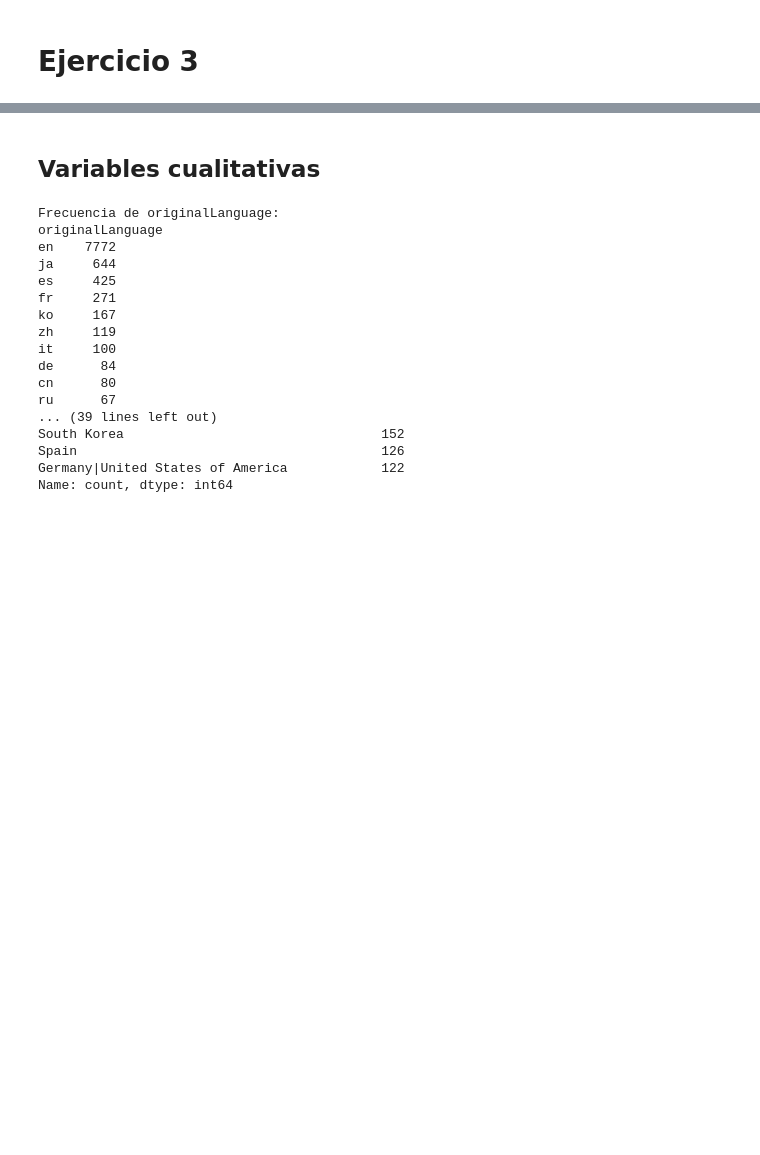
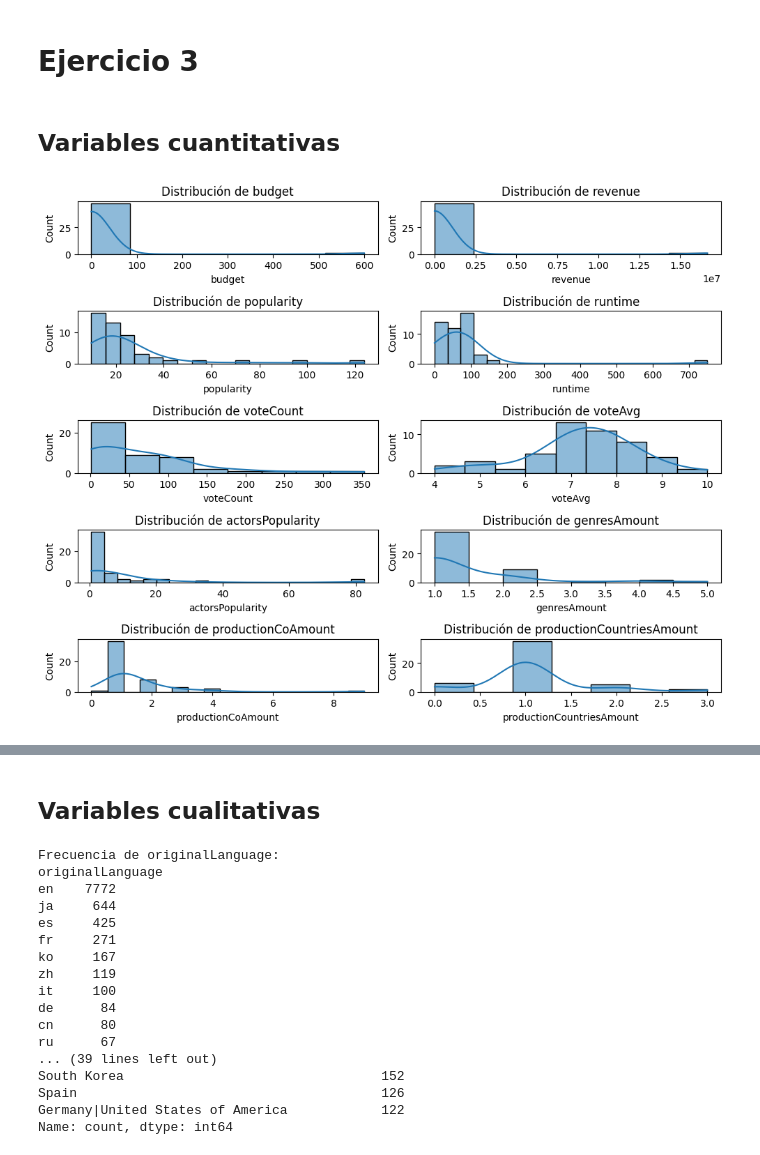
Before and after one commit to Sofiamishel2003/-An-lisis-Exploratorio, a Jupyter notebook: analisis exploratorio - movies.IPYNB, the cells around one changed output, grey strips where cells are left out. Saved outputs shown, nothing was run; the diff lists cells and outputs as text; code cells hidden in the pictures; blank space fills up the shorter version.

Commit message:
Feat: added variable analisis

```diff
--- a/analisis exploratorio - movies.IPYNB
+++ b/analisis exploratorio - movies.IPYNB
@@ -15,3 +15,21 @@ except UnicodeDecodeError:
         df = pd.read_csv('movies.csv', encoding='utf-8', errors='replace')
 # %% [markdown]
 # Ejercicio 3
+# %% [markdown]
+## Variables cuantitativas
+# %%
+quant_vars = ['budget', 'revenue', 'popularity', 'runtime', 'voteCount', 'voteAvg', 'actorsPopularity', 'genresAmount', 'productionCoAmount', 'productionCountriesAmount']
+df[quant_vars] = df[quant_vars].apply(pd.to_numeric, errors='coerce')
+df_clean = df[quant_vars].dropna()
+
+fig, axes = plt.subplots(nrows=5, ncols=2, figsize=(10, 8))
+
+for i, var in enumerate(quant_vars):
+    row, col = divmod(i, 2)
+    sns.histplot(df_clean[var], kde=True, ax=axes[row, col])
+    axes[row, col].set_title(f'Distribución de {var}')
+
+plt.tight_layout()
+plt.show()
+# %% [output]
+[figure, added]
```
Also changed, not shown: parts of 2 cells of this notebook.
